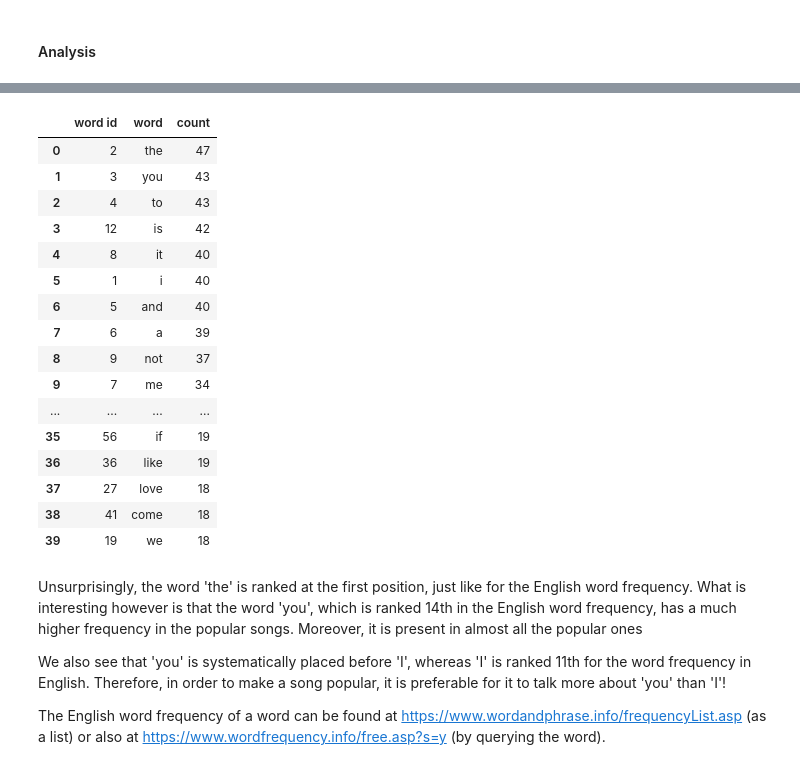
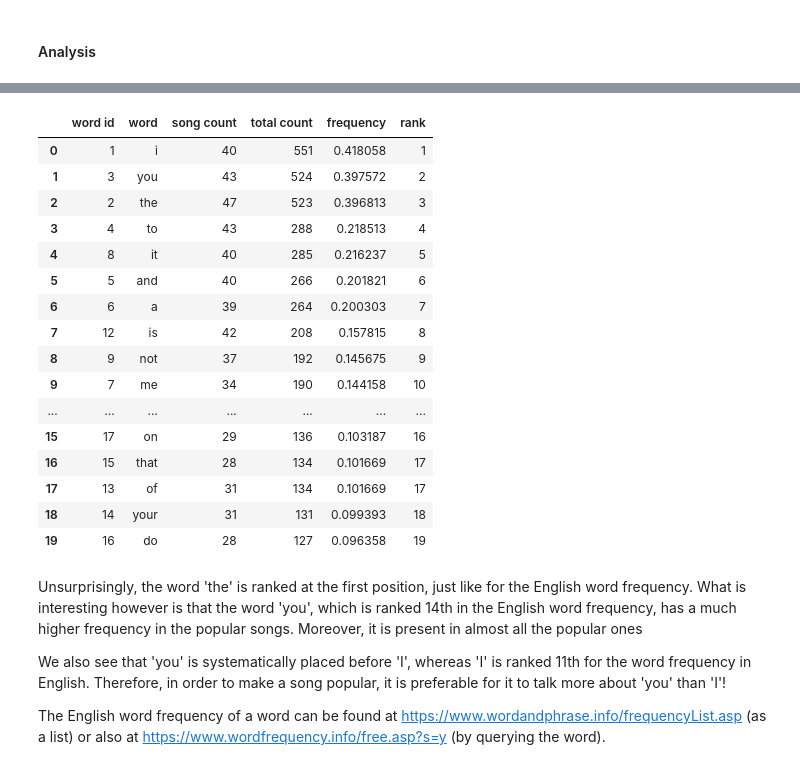
Before and after one commit to Piloumpicou/ADA-Unexpected-Match, a Jupyter notebook: project/MSD_subset.ipynb, the cells around one changed output, grey strips where cells are left out. Cells and saved outputs as stored; diff of their text form; code cells hidden in the pictures.

Commit message:
sort words by frequency

```diff
--- a/project/MSD_subset.ipynb
+++ b/project/MSD_subset.ipynb
@@ -978,4 +994,6 @@ strjson[:1000]
 # %% [markdown]
 #### Loading the data
+# %%
+path_lyrics = './data/lyrics/'
 # %%
 # load the 'full_word_list.txt' file, containing all the words present in all the songs
@@ -995,6 +1076,6 @@ Number of words: 498134
 # %%
 # load the 'mxm_779k_matches.txt' file
-mxm_779k_matches = pd.read_csv('mxm_779k_matches.txt', skiprows=18, sep='<SEP>', header = None, engine='python')
+mxm_779k_matches = pd.read_csv(path_lyrics+'mxm_779k_matches.txt', skiprows=18, sep='<SEP>', header = None, engine='python')
 mxm_779k_matches.columns = ['track id', 'artist name', 'title', 'mxm track id', 'mxm artist name', 'mxm title']
 
 print('Number of songs matched:', len(mxm_779k_matches))
@@ -1007,17 +1088,3 @@ Number of songs matched: 779056
 | 2 | TRMMMCH128F425532C | Yerba Brava | Si Vos QuerÃ©s | 9239868 | Yerba Brava | Si vos queres |
 | 3 | TRMMMXN128F42936A5 | David Montgomery | Symphony No. 1 G minor "Sinfonie ... | 5346741 | Franz Berwald | Symphony No. 1 in G minor "Sinfon... |
 | 4 | TRMMMBB12903CB7D21 | Kris Kross | 2 Da Beat Ch'yall | 2511405 | Kris Kross | 2 Da Beat Ch'yall |
-# %%
-# load the top-5000 words
-top_words_list = []
-
-# the top-5000 words can be found after the line starting with '%' in the 'mxm_dataset_train.txt' file
-with open('mxm_dataset_train.txt') as f:
-    for line in f:
-        if line.startswith('%'):
-            top_words_list = line[1:] # drop the '%' marking the beginning of the line
-            break
-
-top_words_list = top_words_list.split(',')
-print('Number of words:', len(top_words_list))
-top_words_list[0:10]
@@ -1063,7 +1092,7 @@ mxm_dataset_train.head()
 We now merge the 779k matched songs with their correspondong `song hotttnesss` and `words` bag of words.
 # %%
 mxm_779k_matches = mxm_779k_matches.merge(data[['track id', 'song hotttnesss']])
-mxm_779k_matches = mxm_779k_matches.merge(mxm_dataset_train[['track id', 'words']])
+mxm_779k_matches = mxm_779k_matches.merge(mxm_dataset[['track id', 'words']])
 #mxm_779k_matches = mxm_779k_matches[['track id', 'artist name', 'title', 'words']]
 mxm_779k_matches = mxm_779k_matches.drop(['mxm track id', 'mxm artist name', 'mxm title'], axis=1)
 mxm_779k_matches.head(1)
@@ -1081,18 +1110,50 @@ print('Song hotttnesss threshold:', threshold)
 print('Number of songs selected:', len(top_mxm_779k_matches))
 
 # get all the words in the top songs, according to the threshold
-top_words = pd.DataFrame(flatmap(list(mxm_779k_matches[mxm_779k_matches['song hotttnesss'] > threshold]['words'])))
+#top_words = pd.DataFrame(flatmap(list(mxm_779k_matches[mxm_779k_matches['song hotttnesss'] > threshold]['words'])))
+words_dict_list = mxm_779k_matches[mxm_779k_matches['song hotttnesss'] > threshold]['words'].tolist()
+
+
+# count the number of distinct words over these songs
+nb_words = len(list(set(flatmap([d.keys() for d in words_dict_list]))))
+print('Number of distinct words:', nb_words)
+
+
+top_words = pd.DataFrame()
+top_words['word id'] = (list((flatmap([d.keys() for d in words_dict_list]))))
 
 # map each word id to the acual corresponding word
 top_words['word'] = top_words.apply(lambda row: top_words_list[row[0]-1], axis=1)
 top_words.rename(columns={0:'word id'}, inplace=True)
 
-# count the number of occurences by word
+# count the number of song containing this word
 top_words = top_words.groupby(['word id', 'word']).size().reset_index()
-top_words.rename(columns={0:'count'}, inplace=True)
+top_words.rename(columns={0:'song count'}, inplace=True)
 
-# sort the words according to their count, in descending order
-top_words.sort_values('count', ascending=False).reset_index(drop=True).head(40)
+# count the total numbre of occurences by word
+top_words['total count'] = top_words['word id'].apply(lambda key: sum([d[key] for d in words_dict_list if key in d]))
+
+# compute the frequency of each word
+top_words['frequency'] = top_words['total count'].apply(lambda count: count/(1.0*nb_words))
+
+# sort the words according to their frequency, in descending order
+sort_by = 'frequency'
+top_words = top_words.sort_values(sort_by, ascending=False).reset_index(drop=True)
+
+rank = []
+previous_rank = 1
+previous = top_words[sort_by][0]
+for item in top_words[sort_by]:
+    if(item == previous):
+        rank.append(previous_rank)
+    else:
+        rank.append(previous_rank + 1)
+        previous_rank += 1
+        previous = item
+
+top_words['rank'] = rank
+
+top_words.head(20)
 # %% [output]
 Song hotttnesss threshold: 0.8
 Number of songs selected: 54
@@ -1099,20 +1161,20 @@ Number of songs selected: 54
-|  | word id | word | count |
-| 0 | 2 | the | 47 |
-| 1 | 3 | you | 43 |
-| 2 | 4 | to | 43 |
-| 3 | 12 | is | 42 |
-| 4 | 8 | it | 40 |
-| 5 | 1 | i | 40 |
-| 6 | 5 | and | 40 |
-| 7 | 6 | a | 39 |
-| 8 | 9 | not | 37 |
-| 9 | 7 | me | 34 |
-| ... | ... | ... | ... |
-| 35 | 56 | if | 19 |
-| 36 | 36 | like | 19 |
-| 37 | 27 | love | 18 |
-| 38 | 41 | come | 18 |
-| 39 | 19 | we | 18 |
+|  | word id | word | song count | total count | frequency | rank |
+| 0 | 1 | i | 40 | 551 | 0.418058 | 1 |
+| 1 | 3 | you | 43 | 524 | 0.397572 | 2 |
+| 2 | 2 | the | 47 | 523 | 0.396813 | 3 |
+| 3 | 4 | to | 43 | 288 | 0.218513 | 4 |
+| 4 | 8 | it | 40 | 285 | 0.216237 | 5 |
+| 5 | 5 | and | 40 | 266 | 0.201821 | 6 |
+| 6 | 6 | a | 39 | 264 | 0.200303 | 7 |
+| 7 | 12 | is | 42 | 208 | 0.157815 | 8 |
+| 8 | 9 | not | 37 | 192 | 0.145675 | 9 |
+| 9 | 7 | me | 34 | 190 | 0.144158 | 10 |
+| ... | ... | ... | ... | ... | ... | ... |
+| 15 | 17 | on | 29 | 136 | 0.103187 | 16 |
+| 16 | 15 | that | 28 | 134 | 0.101669 | 17 |
+| 17 | 13 | of | 31 | 134 | 0.101669 | 17 |
+| 18 | 14 | your | 31 | 131 | 0.099393 | 18 |
+| 19 | 16 | do | 28 | 127 | 0.096358 | 19 |
 # %% [markdown]
 Unsurprisingly, the word 'the' is ranked at the first position, just like for the English word frequency.
 What is interesting however is that the word 'you', which is ranked 14th in the English word frequency, has a much higher frequency in the popular songs.
```
Also changed, not shown: parts of 20 cells of this notebook.
